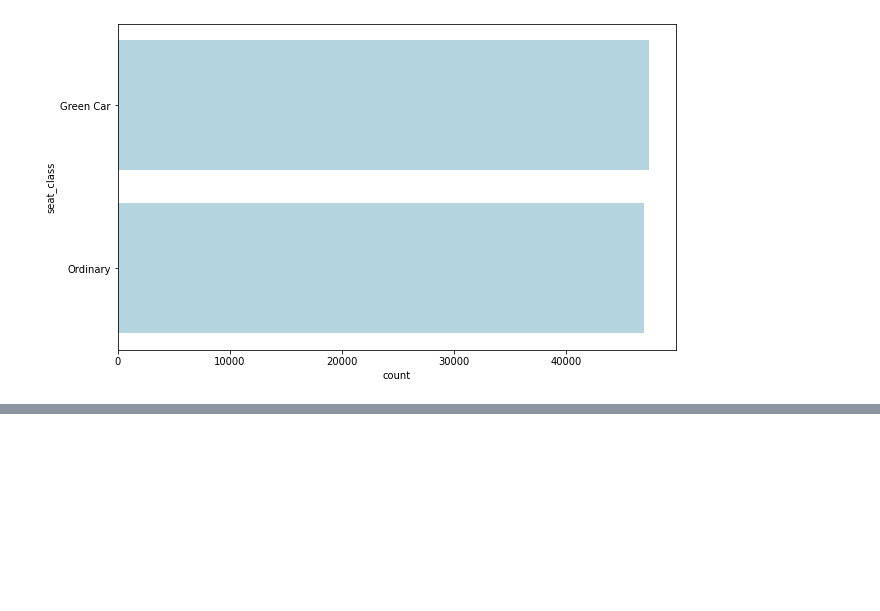
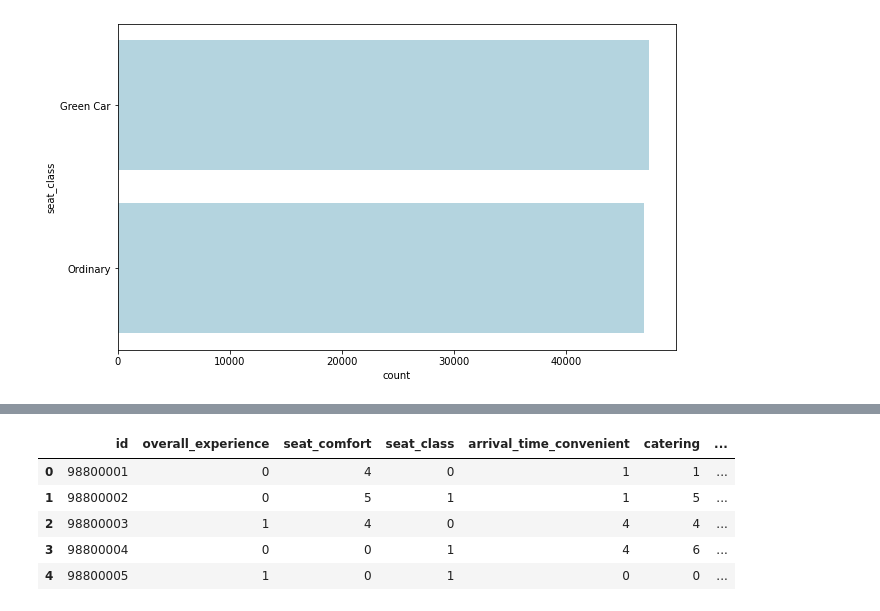
Before and after one commit to amrirasyidi/mit_idss_hackaton, a Jupyter notebook: data_exploration.ipynb, the cells around one changed output, grey strips where cells are left out. Cells and saved outputs as stored; diff of their text form; code cells hidden in the pictures; blank space fills up the shorter version.

```diff
--- a/data_exploration.ipynb
+++ b/data_exploration.ipynb
@@ -484,0 +498,9 @@ ax.set_yticklabels(['Not satisfied', 'Satisfied']);
+# %%
+TEMP_SURVEY.head()
+# %% [output]
+|  | id | overall_experience | seat_comfort | seat_class | arrival_time_convenient | catering | ... |
+| 0 | 98800001 | 0 | 4 | 0 | 1 | 1 | ... |
+| 1 | 98800002 | 0 | 5 | 1 | 1 | 5 | ... |
+| 2 | 98800003 | 1 | 4 | 0 | 4 | 4 | ... |
+| 3 | 98800004 | 0 | 0 | 1 | 4 | 6 | ... |
+| 4 | 98800005 | 1 | 0 | 1 | 0 | 0 | ... |
```
Also changed, not shown: parts of 11 cells of this notebook.
